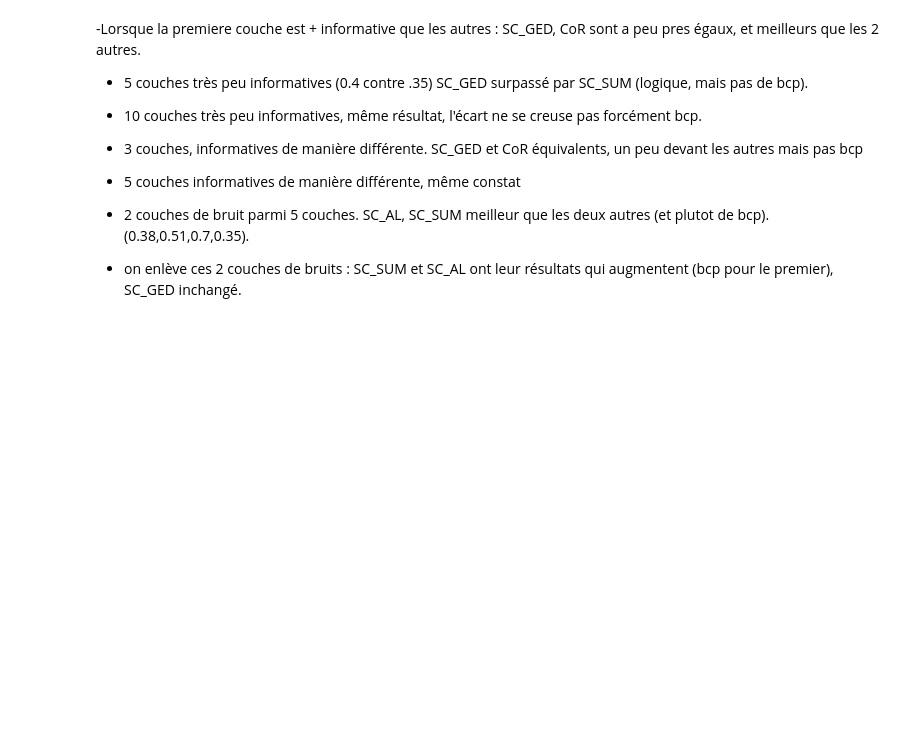
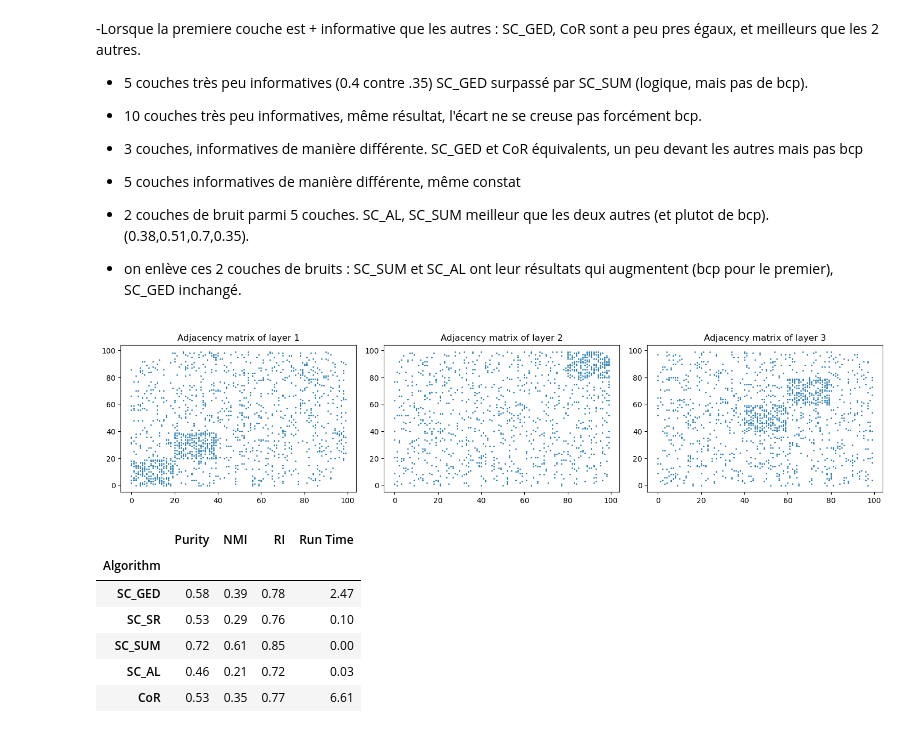
Before and after one commit to meilame-tayebjee/Multilayer-Graph-Clustering, a Jupyter notebook: Run.ipynb, the cells around one changed output. Cells and saved outputs as stored; diff of their text form; code cells hidden in the pictures; blank space fills up the shorter version.

```diff
--- a/Run.ipynb
+++ b/Run.ipynb
@@ -129,3 +129,36 @@ results
 - 2 couches de bruit parmi 5 couches. SC_AL, SC_SUM meilleur que les deux autres (et plutot de bcp). (0.38,0.51,0.7,0.35).
 
 - on enlève ces 2 couches de bruits : SC_SUM et SC_AL ont leur résultats qui augmentent (bcp pour le premier), SC_GED inchangé.
+# %%
+n = 100
+M = 3
+k = 5
+
+p = MEDIUM
+
+prob = np.full((k,M),0.5)
+prob[:,2] = np.array([0.1, 0.1, 0.5, 0.5, 0.1])
+prob[:,1] = np.array([0.1, 0.1, 0.1, 0.1, 0.5])
+prob[:,0] = np.array([0.5, 0.5, 0.1, 0.1, 0.1]) #dans la couche, proba que deux mecs du cluster i soient liés
+
+
+prob_prime1 = np.full((k,k),0.1) #matrice symétrique ; proba que un mec dans i et un mec dans j soient liés
+prob_prime2 = np.full((k,k),0.1)
+prob_prime3 = np.full((k,k),0.1)
+
+prob_prime = np.stack((prob_prime1,prob_prime2,prob_prime3),axis=2) #shape k,k,M
+clusters_size = k*[20]
+
+matrix,index_cluster = graphCreation(n,M,k,clusters_size,prob,prob_prime, plot_adj = True)
+
+results = runResults(matrix, true_clusters, k, algorithms, metrics)
+results
+# %% [output]
+[figure, added]
+|  | Purity | NMI | RI | Run Time |
+| Algorithm |  |  |  |  |
+| SC_GED | 0.58 | 0.39 | 0.78 | 2.47 |
+| SC_SR | 0.53 | 0.29 | 0.76 | 0.10 |
+| SC_SUM | 0.72 | 0.61 | 0.85 | 0.00 |
+| SC_AL | 0.46 | 0.21 | 0.72 | 0.03 |
+| CoR | 0.53 | 0.35 | 0.77 | 6.61 |
```
Also changed, not shown: parts of 7 cells of this notebook, 1 other file.
